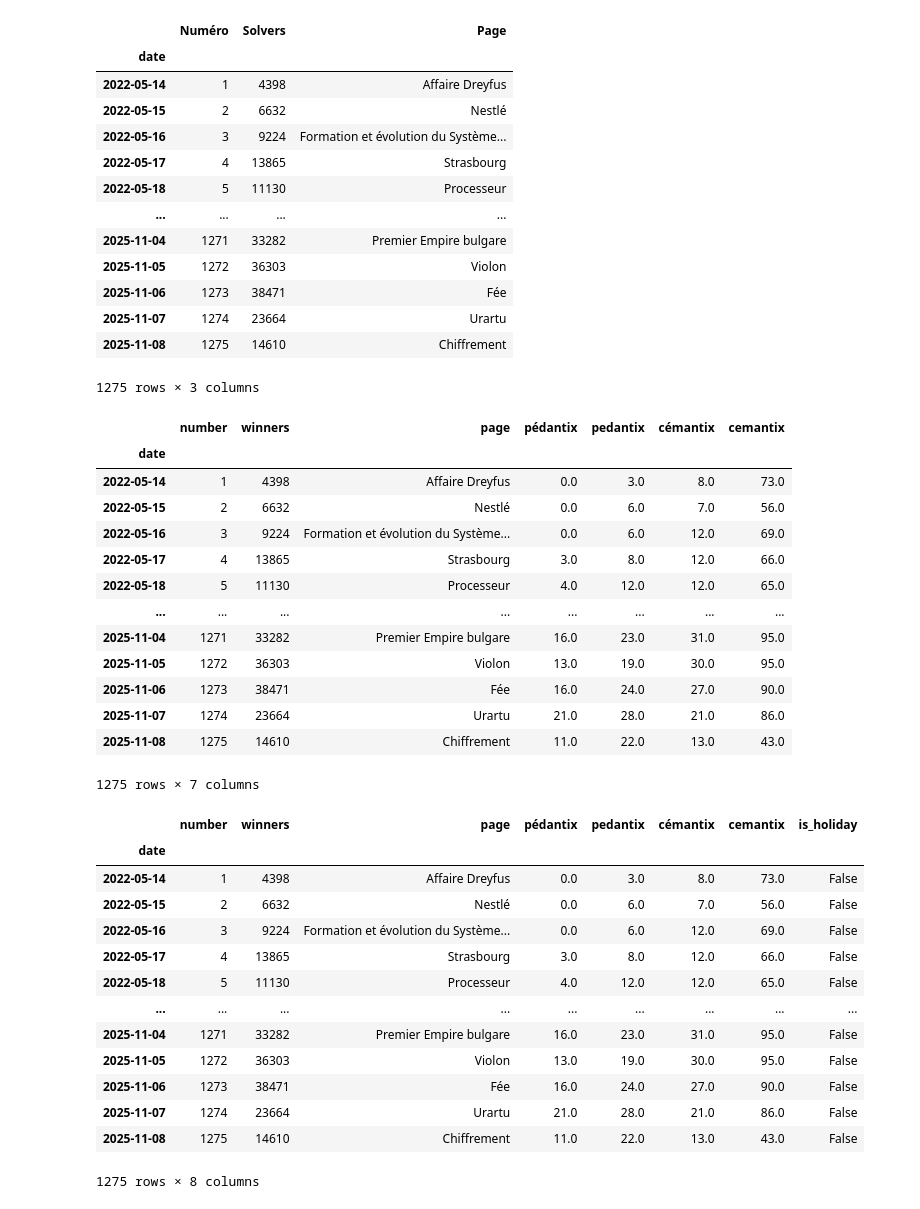
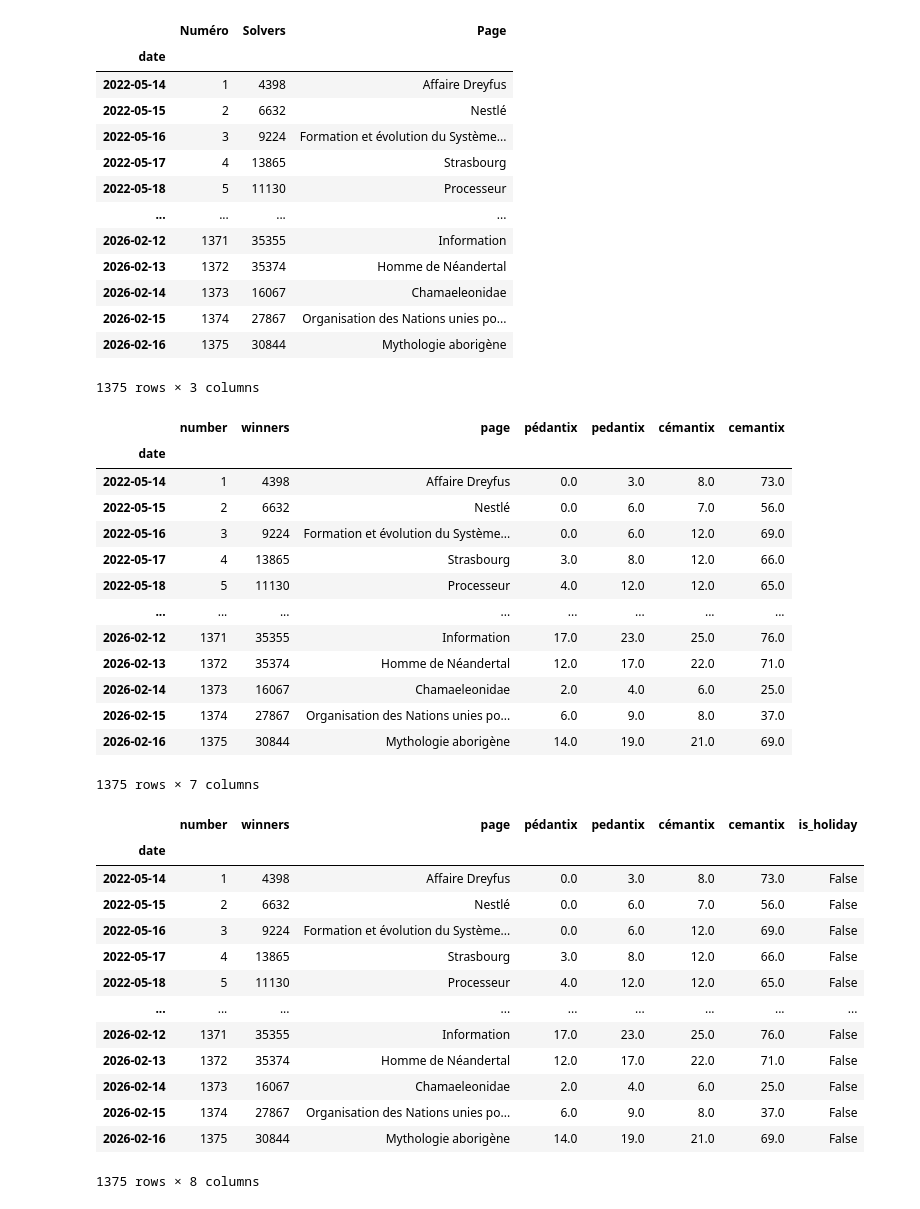
Before and after one commit to MolinAlexei/pedantix_analysis, a Jupyter notebook: build_dataset.ipynb, the cells around one changed output. Cells and saved outputs as stored; diff of their text form; code cells hidden in the pictures.

```diff
--- a/build_dataset.ipynb
+++ b/build_dataset.ipynb
@@ -26,27 +26,30 @@ df_google_trends.plot(y=["pedantix", "pédantix", "cémantix", "cemantix"]);
 # %%
-df_winners = pd.read_csv('data/pedantix_data.txt', sep="\t", header = None)
+df_winners = pd.read_csv('data/solvers.txt', sep="\t", header = None)
 df_winners.columns = ['Numéro', 'Solvers', 'Page']
-today = dt.date(year = 2025, month = 12, day = 3)
-today_nr = 1300
-date_col = [today - dt.timedelta(1300 - number) for number in df_winners.Numéro]
+#today = dt.date(year = 2025, month = 12, day = 3)
+#today_nr = 1300
+date_col = pd.date_range(
+    start="2022-05-14", end="2026-02-16", freq="D", inclusive="both"
+) #[today - dt.timedelta(1300 - number) for number in df_winners.Numéro]
 df_winners['date'] = date_col
+
 df_winners = df_winners.set_index("date")
 df_winners
 # %% [output]
 |  | Numéro | Solvers | Page |
 | date |  |  |  |
 | 2022-05-14 | 1 | 4398 | Affaire Dreyfus |
 | 2022-05-15 | 2 | 6632 | Nestlé |
 | 2022-05-16 | 3 | 9224 | Formation et évolution du Système... |
 | 2022-05-17 | 4 | 13865 | Strasbourg |
 | 2022-05-18 | 5 | 11130 | Processeur |
 | ... | ... | ... | ... |
-| 2025-11-04 | 1271 | 33282 | Premier Empire bulgare |
-| 2025-11-05 | 1272 | 36303 | Violon |
-| 2025-11-06 | 1273 | 38471 | Fée |
-| 2025-11-07 | 1274 | 23664 | Urartu |
-| 2025-11-08 | 1275 | 14610 | Chiffrement |
+| 2026-02-12 | 1371 | 35355 | Information |
+| 2026-02-13 | 1372 | 35374 | Homme de Néandertal |
+| 2026-02-14 | 1373 | 16067 | Chamaeleonidae |
+| 2026-02-15 | 1374 | 27867 | Organisation des Nations unies po... |
+| 2026-02-16 | 1375 | 30844 | Mythologie aborigène |
-1275 rows × 3 columns
+1375 rows × 3 columns
 # %%
 df_google_trends.index = pd.to_datetime(df_google_trends.index)
 df_winners.index = pd.to_datetime(df_winners.index)
@@ -63,12 +66,12 @@ merged_inner
 | 2022-05-17 | 4 | 13865 | Strasbourg | 3.0 | 8.0 | 12.0 | 66.0 |
 | 2022-05-18 | 5 | 11130 | Processeur | 4.0 | 12.0 | 12.0 | 65.0 |
 | ... | ... | ... | ... | ... | ... | ... | ... |
-| 2025-11-04 | 1271 | 33282 | Premier Empire bulgare | 16.0 | 23.0 | 31.0 | 95.0 |
-| 2025-11-05 | 1272 | 36303 | Violon | 13.0 | 19.0 | 30.0 | 95.0 |
-| 2025-11-06 | 1273 | 38471 | Fée | 16.0 | 24.0 | 27.0 | 90.0 |
-| 2025-11-07 | 1274 | 23664 | Urartu | 21.0 | 28.0 | 21.0 | 86.0 |
-| 2025-11-08 | 1275 | 14610 | Chiffrement | 11.0 | 22.0 | 13.0 | 43.0 |
+| 2026-02-12 | 1371 | 35355 | Information | 17.0 | 23.0 | 25.0 | 76.0 |
+| 2026-02-13 | 1372 | 35374 | Homme de Néandertal | 12.0 | 17.0 | 22.0 | 71.0 |
+| 2026-02-14 | 1373 | 16067 | Chamaeleonidae | 2.0 | 4.0 | 6.0 | 25.0 |
+| 2026-02-15 | 1374 | 27867 | Organisation des Nations unies po... | 6.0 | 9.0 | 8.0 | 37.0 |
+| 2026-02-16 | 1375 | 30844 | Mythologie aborigène | 14.0 | 19.0 | 21.0 | 69.0 |
-1275 rows × 7 columns
+1375 rows × 7 columns
 # %%
 import numpy as np
 
@@ -129,9 +132,9 @@ merged_inner
 | 2022-05-17 | 4 | 13865 | Strasbourg | 3.0 | 8.0 | 12.0 | 66.0 | False |
 | 2022-05-18 | 5 | 11130 | Processeur | 4.0 | 12.0 | 12.0 | 65.0 | False |
 | ... | ... | ... | ... | ... | ... | ... | ... | ... |
-| 2025-11-04 | 1271 | 33282 | Premier Empire bulgare | 16.0 | 23.0 | 31.0 | 95.0 | False |
-| 2025-11-05 | 1272 | 36303 | Violon | 13.0 | 19.0 | 30.0 | 95.0 | False |
-| 2025-11-06 | 1273 | 38471 | Fée | 16.0 | 24.0 | 27.0 | 90.0 | False |
-| 2025-11-07 | 1274 | 23664 | Urartu | 21.0 | 28.0 | 21.0 | 86.0 | False |
-| 2025-11-08 | 1275 | 14610 | Chiffrement | 11.0 | 22.0 | 13.0 | 43.0 | False |
+| 2026-02-12 | 1371 | 35355 | Information | 17.0 | 23.0 | 25.0 | 76.0 | False |
+| 2026-02-13 | 1372 | 35374 | Homme de Néandertal | 12.0 | 17.0 | 22.0 | 71.0 | False |
+| 2026-02-14 | 1373 | 16067 | Chamaeleonidae | 2.0 | 4.0 | 6.0 | 25.0 | False |
+| 2026-02-15 | 1374 | 27867 | Organisation des Nations unies po... | 6.0 | 9.0 | 8.0 | 37.0 | False |
+| 2026-02-16 | 1375 | 30844 | Mythologie aborigène | 14.0 | 19.0 | 21.0 | 69.0 | False |
-1275 rows × 8 columns
+1375 rows × 8 columns
```
Also changed, not shown: parts of 5 cells of this notebook, 6 other files.
